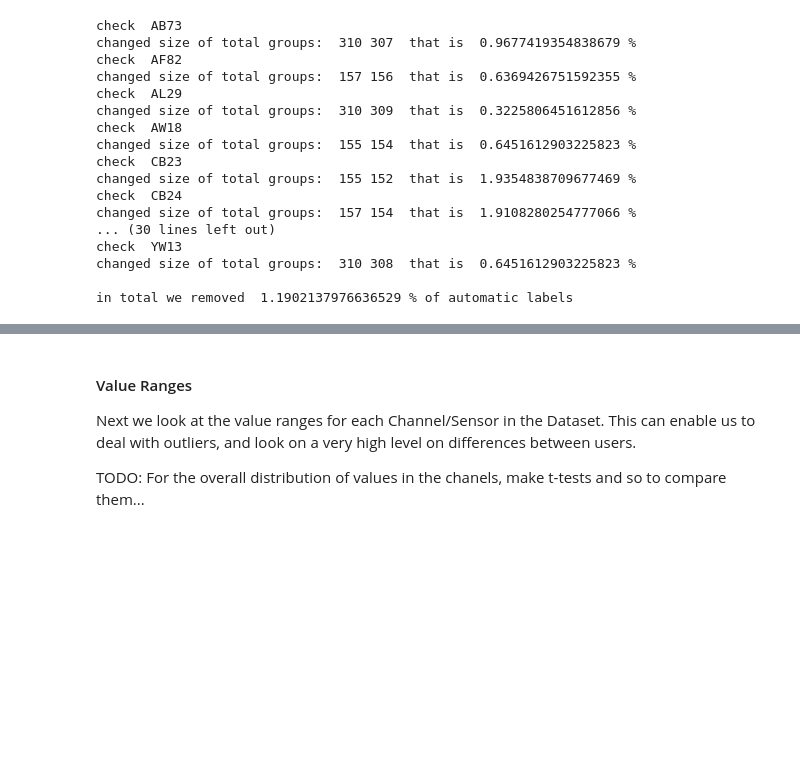
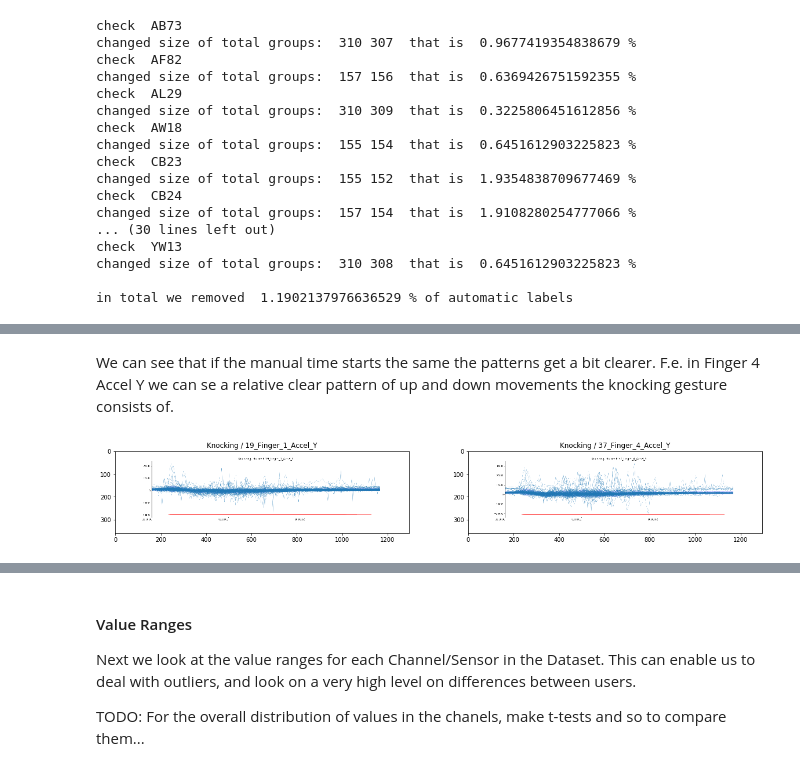
Before and after one commit to joergsimon/thesis, a Jupyter notebook: gesture-analysis/scripts/Description of Raw Data.ipynb, the cells around one changed output, grey strips where cells are left out. Saved outputs shown, nothing was run; the diff lists cells and outputs as text; code cells hidden in the pictures; blank space fills up the shorter version.

```diff
--- a/gesture-analysis/scripts/Description of Raw Data.ipynb
+++ b/gesture-analysis/scripts/Description of Raw Data.ipynb
@@ -781,0 +940,18 @@ skipping userAE30
+# %% [markdown]
+We can see that if the manual time starts the same the patterns get a bit clearer. F.e. in Finger 4 Accel Y we can se a relative clear pattern of up and down movements the knocking gesture consists of.
+# %%
+f, axarr = plt.subplots(1, 2, figsize=(20, 10))
+
+axarr[0].set_title(f'Knocking / 19_Finger_1_Accel_Y')
+path = f'../figures/raw/all_users_timealigned/Knocking/19_Finger_1_Accel_Y.png'
+a = mpimg.imread(path)
+axarr[0].imshow(a)
+
+axarr[1].set_title(f'Knocking / 37_Finger_4_Accel_Y')
+path = f'../figures/raw/all_users_timealigned/Knocking/37_Finger_4_Accel_Y.png'
+a = mpimg.imread(path)
+axarr[1].imshow(a)
+
+plt.show()
+# %% [output]
+[figure, added]
```
Also changed, not shown: parts of 84 cells of this notebook.
